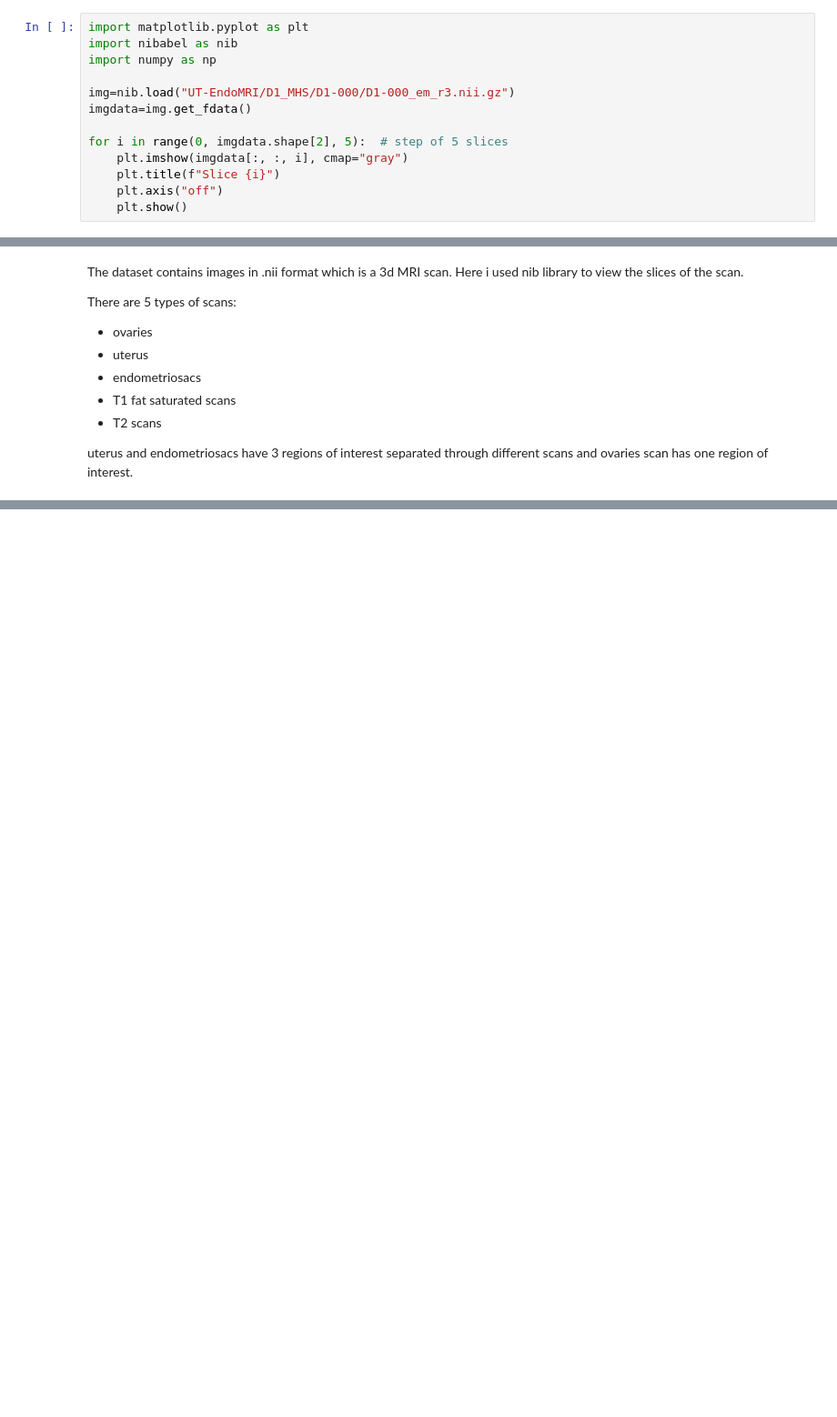
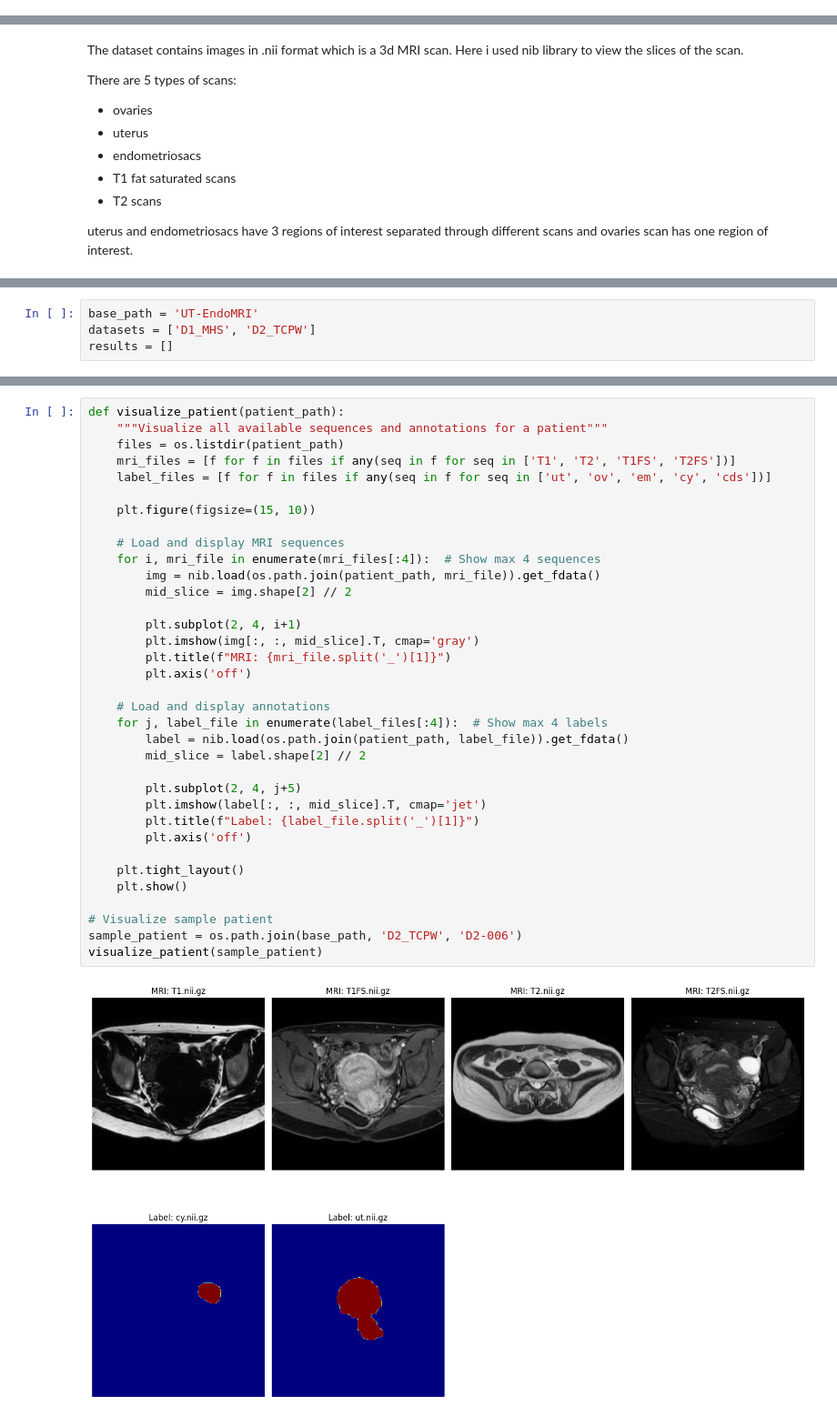
Before and after one commit to GGGoradia/Endometriosis-detection, a Jupyter notebook: modeltraining.ipynb, the cells around one changed output, grey strips where cells are left out. Shown: that part at 91% size. Drawn from its saved outputs; the diff is of its cells as text; blank space fills up the shorter version.

```diff
--- a/modeltraining.ipynb
+++ b/modeltraining.ipynb
@@ -180,13 +4,0 @@ for i in range(0, imgdata.shape[2], 5):  # step of 5 slices
-# %%
-import matplotlib.pyplot as plt
-import nibabel as nib
-import numpy as np
-
-img=nib.load("UT-EndoMRI/D1_MHS/D1-000/D1-000_em_r3.nii.gz")
-imgdata=img.get_fdata()
-
-for i in range(0, imgdata.shape[2], 5):  # step of 5 slices
-    plt.imshow(imgdata[:, :, i], cmap="gray")
-    plt.title(f"Slice {i}")
-    plt.axis("off")
-    plt.show()
@@ -211,0 +26,4 @@ uterus and endometriosacs have 3 regions of interest separated through different
+# %%
+base_path = 'UT-EndoMRI'
+datasets = ['D1_MHS', 'D2_TCPW']
+results = []
@@ -211,0 +59,37 @@ uterus and endometriosacs have 3 regions of interest separated through different
+# %%
+def visualize_patient(patient_path):
+    """Visualize all available sequences and annotations for a patient"""
+    files = os.listdir(patient_path)
+    mri_files = [f for f in files if any(seq in f for seq in ['T1', 'T2', 'T1FS', 'T2FS'])]
+    label_files = [f for f in files if any(seq in f for seq in ['ut', 'ov', 'em', 'cy', 'cds'])]
+
+    plt.figure(figsize=(15, 10))
+
+    # Load and display MRI sequences
+    for i, mri_file in enumerate(mri_files[:4]):  # Show max 4 sequences
+        img = nib.load(os.path.join(patient_path, mri_file)).get_fdata()
+        mid_slice = img.shape[2] // 2
+
+        plt.subplot(2, 4, i+1)
+        plt.imshow(img[:, :, mid_slice].T, cmap='gray')
+        plt.title(f"MRI: {mri_file.split('_')[1]}")
+        plt.axis('off')
+
+    # Load and display annotations
+    for j, label_file in enumerate(label_files[:4]):  # Show max 4 labels
+        label = nib.load(os.path.join(patient_path, label_file)).get_fdata()
+        mid_slice = label.shape[2] // 2
+
+        plt.subplot(2, 4, j+5)
+        plt.imshow(label[:, :, mid_slice].T, cmap='jet')
+        plt.title(f"Label: {label_file.split('_')[1]}")
+        plt.axis('off')
+
+    plt.tight_layout()
+    plt.show()
+
+# Visualize sample patient
+sample_patient = os.path.join(base_path, 'D2_TCPW', 'D2-006')
+visualize_patient(sample_patient)
+# %% [output]
+[figure, added]
```
Also changed, not shown: parts of 16 cells of this notebook.
